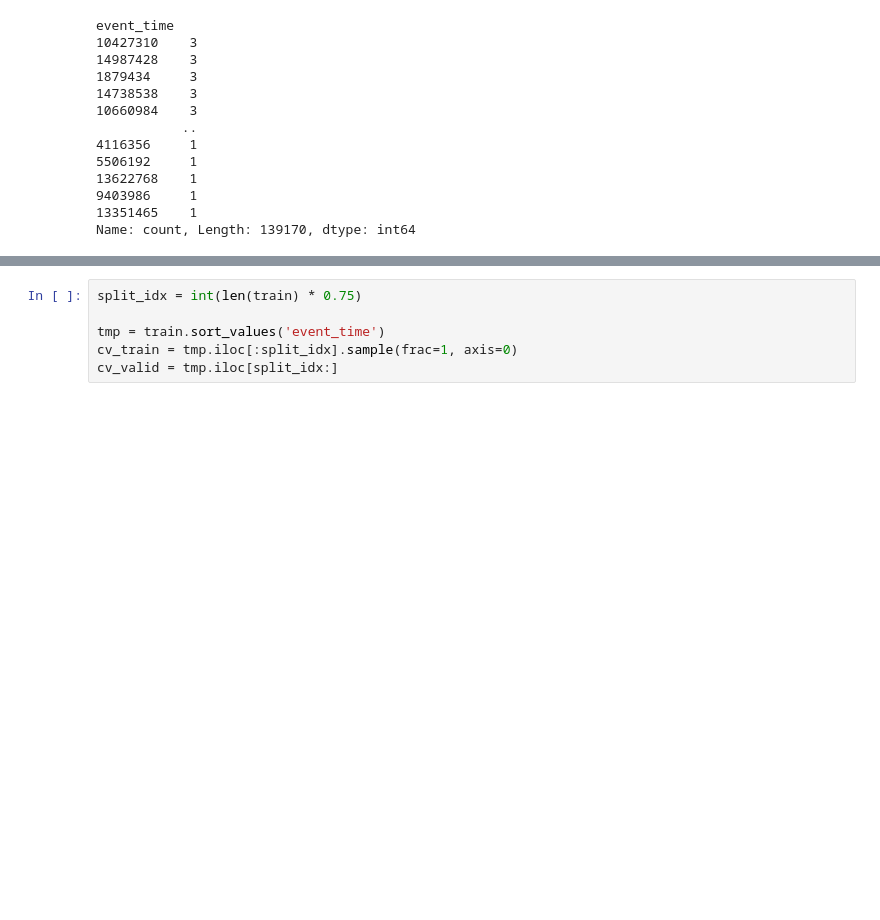
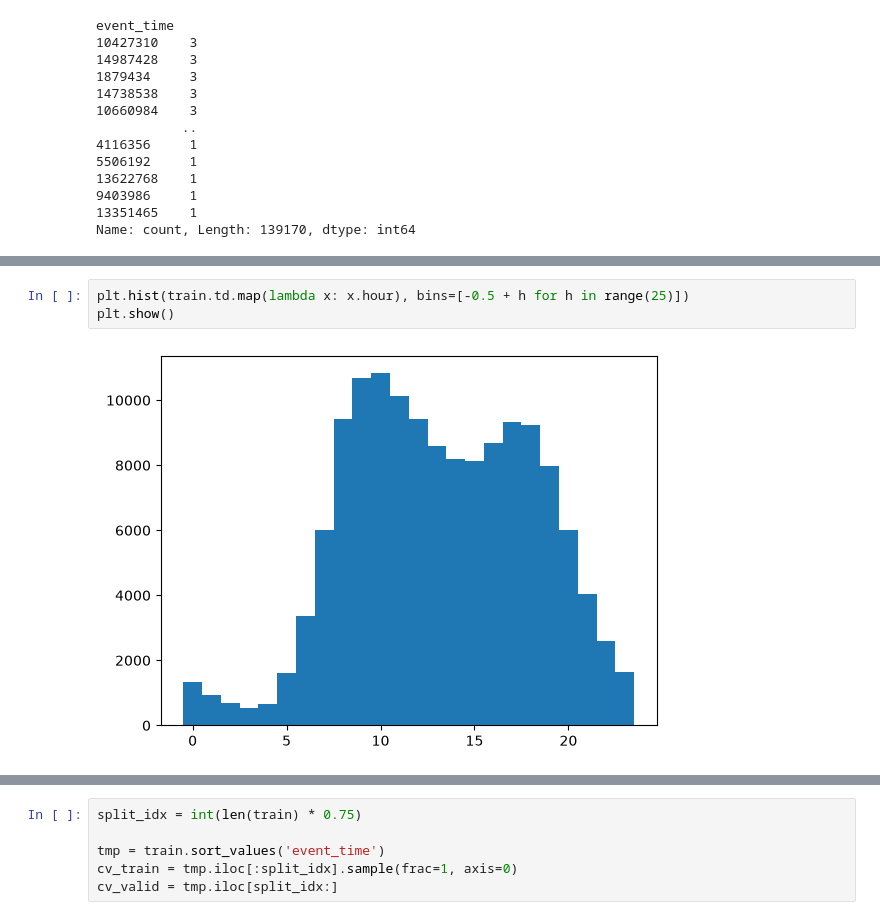
Before and after one commit to SanSanychSeva/step1_qualification, a Jupyter notebook: notebooks/Solution_B_Inheritance.ipynb, the cells around one changed output, grey strips where cells are left out. Drawn from its saved outputs; the diff is of its cells as text; blank space fills up the shorter version.

```diff
--- a/notebooks/Solution_B_Inheritance.ipynb
+++ b/notebooks/Solution_B_Inheritance.ipynb
@@ -369,0 +367,5 @@ Name: td, dtype: object
+# %%
+plt.hist(train.td.map(lambda x: x.hour), bins=[-0.5 + h for h in range(25)])
+plt.show()
+# %% [output]
+[figure, added]
```
Also changed, not shown: parts of 43 cells of this notebook.
